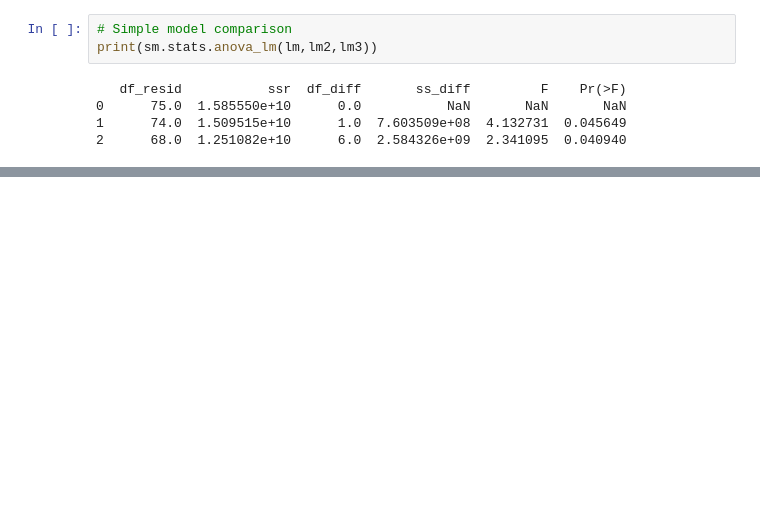
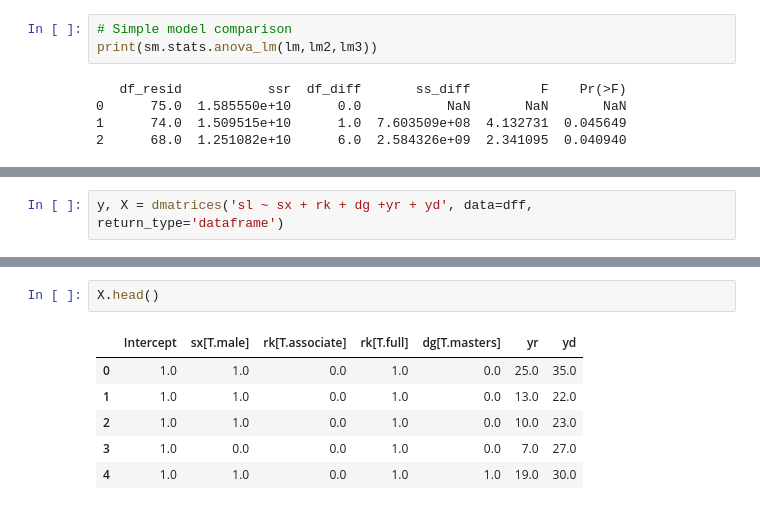
Before and after one commit to ljchang/psyc63, a Jupyter notebook: Notebooks/DataAnalysis1.ipynb, the cells around one changed output, grey strips where cells are left out. Drawn from its saved outputs; the diff is of its cells as text; blank space fills up the shorter version.

```diff
--- a/Notebooks/DataAnalysis1.ipynb
+++ b/Notebooks/DataAnalysis1.ipynb
@@ -191,0 +301,2 @@ print(sm.stats.anova_lm(lm,lm2,lm3))
+# %%
+y, X = dmatrices('sl ~ sx + rk + dg +yr + yd', data=dff, return_type='dataframe')
@@ -191,0 +312,9 @@ print(sm.stats.anova_lm(lm,lm2,lm3))
+# %%
+X.head()
+# %% [output]
+|  | Intercept | sx[T.male] | rk[T.associate] | rk[T.full] | dg[T.masters] | yr | yd |
+| 0 | 1.0 | 1.0 | 0.0 | 1.0 | 0.0 | 25.0 | 35.0 |
+| 1 | 1.0 | 1.0 | 0.0 | 1.0 | 0.0 | 13.0 | 22.0 |
+| 2 | 1.0 | 1.0 | 0.0 | 1.0 | 0.0 | 10.0 | 23.0 |
+| 3 | 1.0 | 0.0 | 0.0 | 1.0 | 0.0 | 7.0 | 27.0 |
+| 4 | 1.0 | 1.0 | 0.0 | 1.0 | 1.0 | 19.0 | 30.0 |
```
Also changed, not shown: parts of 19 cells of this notebook.
